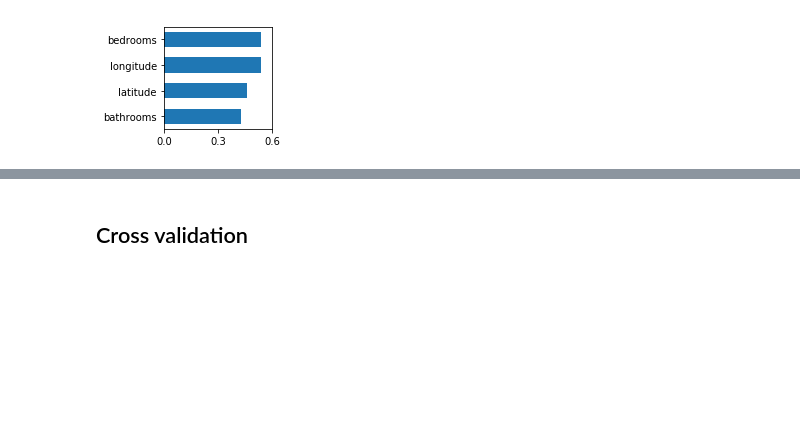
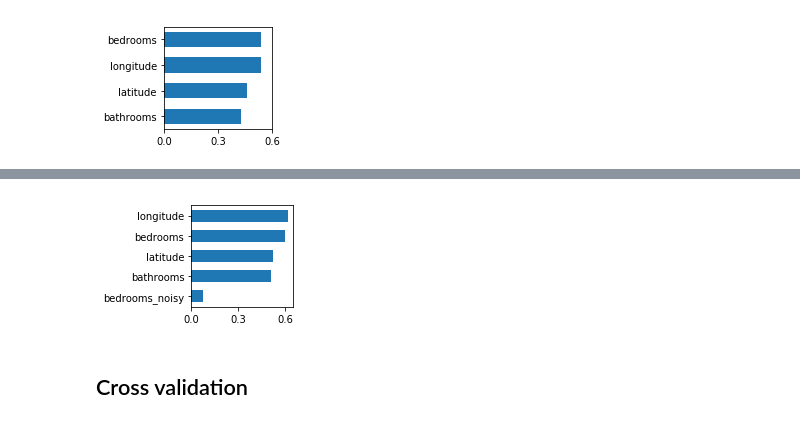
Before and after one commit to parrt/random-forest-importances, a Jupyter notebook: notebooks/collinear.ipynb, the cells around one changed output, grey strips where cells are left out. Cells and saved outputs as stored; diff of their text form; code cells hidden in the pictures; blank space fills up the shorter version.

```diff
--- a/notebooks/collinear.ipynb
+++ b/notebooks/collinear.ipynb
@@ -101,0 +102,14 @@ Wall time: 1.26 s
+# %%
+rf = RandomForestRegressor(n_estimators=100, n_jobs=-1, oob_score=True)
+X_train_val = X_train.copy()
+longitude_mean = np.mean(X_train_val.longitude)
+longitude_range = max(X_train_val.longitude) - min(X_train_val.longitude)
+# Range is like 0..8 so add uniform noise in range 0..c
+c = 3
+noise = np.random.random(len(X_train_val))*c
+
+X_train_val['bedrooms_noisy'] = X_train_val.bedrooms + noise
+rf.fit(X_train_val, y_train)
+%time I = importances(rf, X_train_val, y_train, n_samples=-1)
+plot_importances(I, scalefig=(1,.5), save=f'../article/images/collinear_permute_bedrooms_noise_{c:.4f}.svg')
+# %% [output]
@@ -102,3 +118,4 @@ Wall time: 1.26 s
+[figure, added]
 # %% [markdown]
 ## Cross validation
 # %%
```
Also changed, not shown: parts of 3 cells of this notebook, 6 other files.
